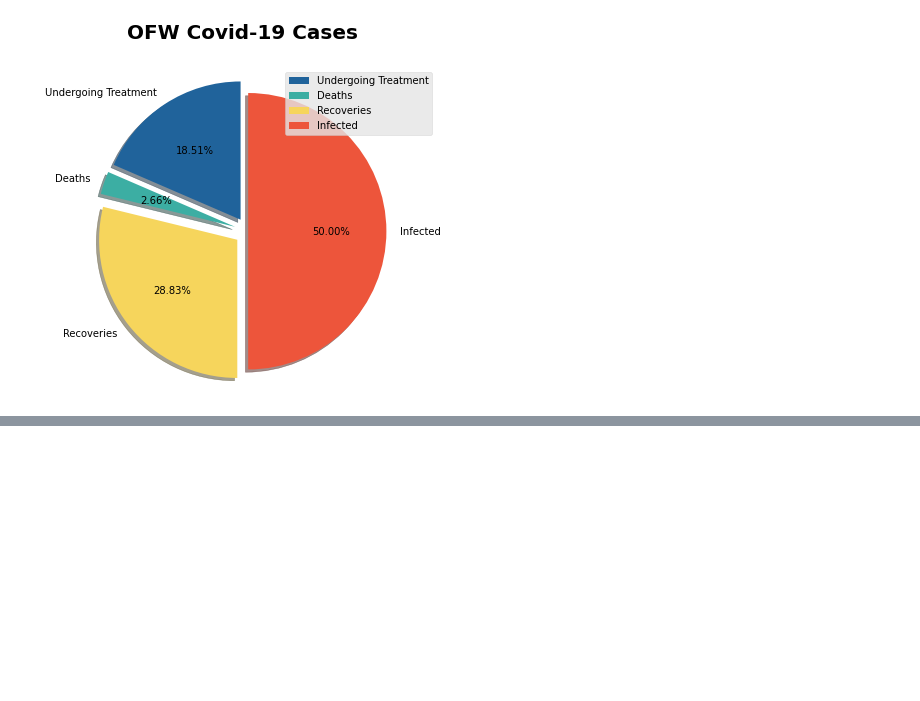
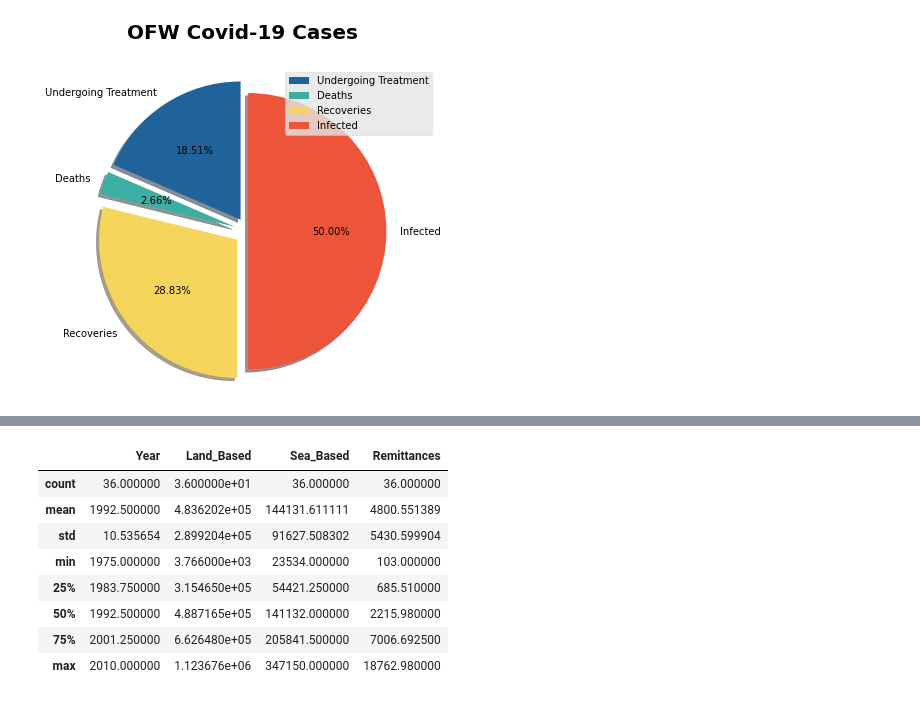
Before and after one commit to apriljoyagquiz/IT3205-TeamAbracaData, a Jupyter notebook: OFW_Visualization.ipynb, the cells around one changed output, grey strips where cells are left out. Cells and saved outputs as stored; diff of their text form; code cells hidden in the pictures; blank space fills up the shorter version.

```diff
--- a/OFW_Visualization.ipynb
+++ b/OFW_Visualization.ipynb
@@ -363,0 +367,4 @@ plt.show()
+# %%
+#Insert New Data Frame
+Deploy = pd.read_csv("https://raw.githubusercontent.com/apriljoyagquiz/IT3205-TeamAbracaData/main/Datasets/Annual%20Deployment%20of%20Overseas%20Filipino%20Workers%20by%20Sector%20and%20Rmittances.csv")
+Deploy.head(14)
@@ -363,0 +392,4 @@ plt.show()
+# %%
+#New dataframe
+Deploy = Deploy[['Year', 'Land_Based', 'Sea_Based', 'Remittances']]
+Deploy.head()
@@ -363,0 +421,12 @@ plt.show()
+# %%
+Deploy.describe()
+# %% [output]
+|  | Year | Land_Based | Sea_Based | Remittances |
+| count | 36.000000 | 3.600000e+01 | 36.000000 | 36.000000 |
+| mean | 1992.500000 | 4.836202e+05 | 144131.611111 | 4800.551389 |
+| std | 10.535654 | 2.899204e+05 | 91627.508302 | 5430.599904 |
+| min | 1975.000000 | 3.766000e+03 | 23534.000000 | 103.000000 |
+| 25% | 1983.750000 | 3.154650e+05 | 54421.250000 | 685.510000 |
+| 50% | 1992.500000 | 4.887165e+05 | 141132.000000 | 2215.980000 |
+| 75% | 2001.250000 | 6.626480e+05 | 205841.500000 | 7006.692500 |
+| max | 2010.000000 | 1.123676e+06 | 347150.000000 | 18762.980000 |
```
Also changed, not shown: parts of 7 cells of this notebook.
